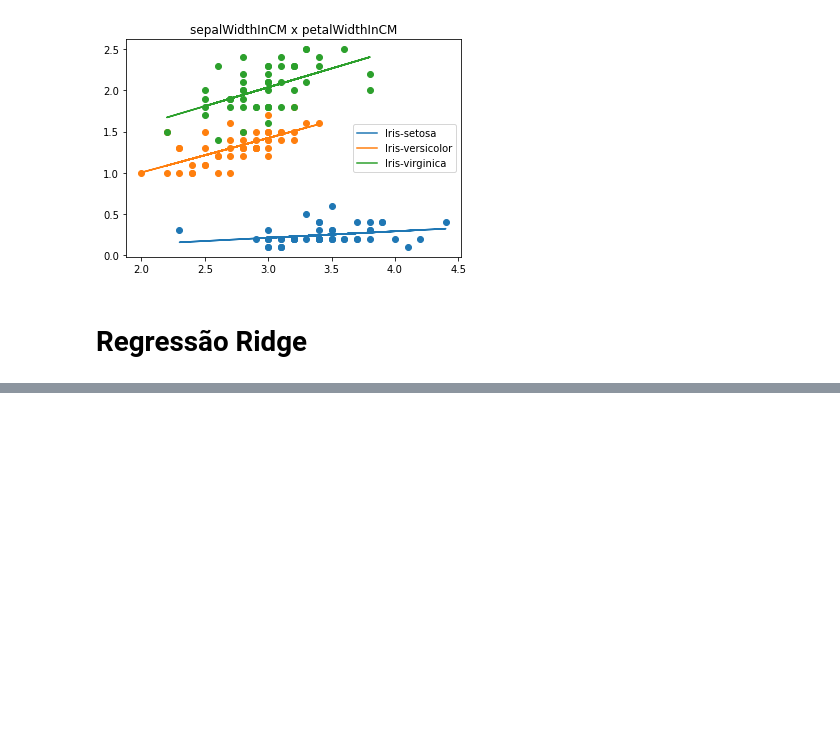
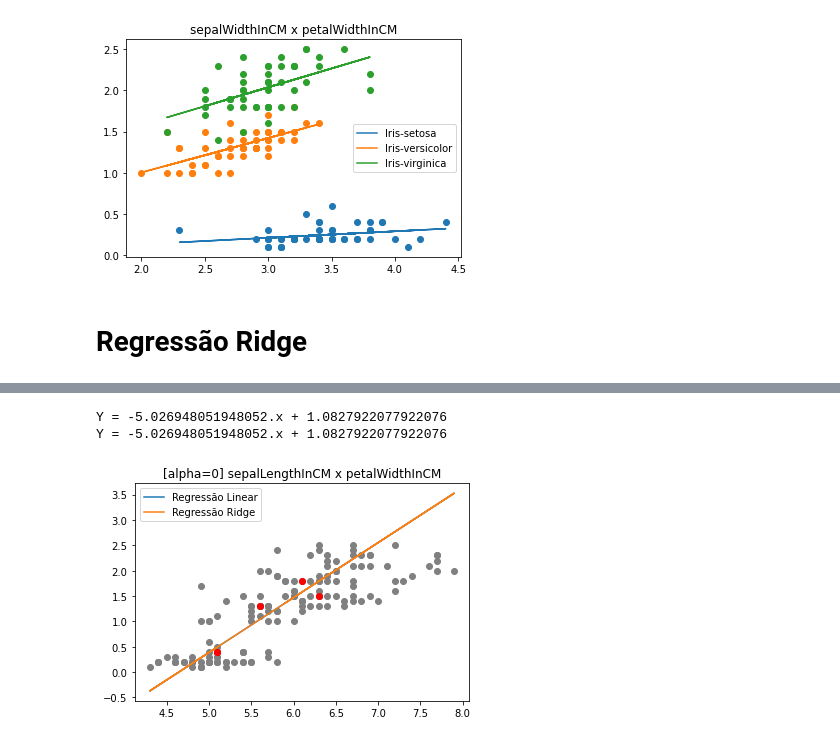
Before and after one commit to viniciuslettieri/Aprendizado-de-Maquina-2022.2, a Jupyter notebook: Linear Regression/linear_regression.ipynb, the cells around one changed output, grey strips where cells are left out. Cells and saved outputs as stored; diff of their text form; code cells hidden in the pictures; blank space fills up the shorter version.

Commit message:
adicionando regressao ridge

```diff
--- a/Linear Regression/linear_regression.ipynb
+++ b/Linear Regression/linear_regression.ipynb
@@ -349,0 +357,43 @@ Hipótese Nula Rejeitada:  True
+# %%
+def scikit_ridge_regression(X, Y, ridge_factor):
+    X = np.array(X).reshape(-1, 1)
+    Y = np.array(Y).reshape(-1, 1)
+
+    model = Ridge(alpha=ridge_factor).fit(X,Y)
+    return (model.intercept_[0], model.coef_[0][0])
+# %%
+def train_iris_sample(df, column_x, column_y, ridge_factor=0, sample=10):
+
+    # Todos os Pontos
+    X_geral, Y_geral = get_data(df, column_x, column_y)
+    plt.scatter(x=X_geral, y=Y_geral, c="gray")
+
+    # Pontos do Sample
+    df_sample, _ = train_test_split(df, train_size=sample)
+    X, Y = get_data(df_sample, column_x, column_y)
+    plt.scatter(x=X, y=Y, c="red")
+
+    # Regressão Linear
+    t0, t1 = scikit_linear_regression(X, Y)
+    x_linha = np.array(X_geral)
+    y_linha = x_linha * t1 + t0
+    print(f"Y = {t0}.x + {t1}")
+    line_linear, = plt.plot(x_linha, y_linha, label="Regressão Linear")
+
+    # Regressão Ridge
+    t0, t1 = scikit_ridge_regression(X, Y, ridge_factor)
+    x_linha = np.array(X_geral)
+    y_linha = x_linha * t1 + t0
+    print(f"Y = {t0}.x + {t1}")
+    line_ridge, = plt.plot(x_linha, y_linha, label="Regressão Ridge")
+
+    plt.title(label=f"[alpha={ridge_factor}] {column_x} x {column_y}")
+
+    plt.legend(handles=[line_linear, line_ridge])
+# %%
+# Ridge Factor = 0 será identico à regressão linear pois não há regularização
+train_iris_sample(df_iris, 'sepalLengthInCM', 'petalWidthInCM', ridge_factor=0, sample=5)
+# %% [output]
+Y = -5.026948051948052.x + 1.0827922077922076
+Y = -5.026948051948052.x + 1.0827922077922076
+[figure, added]
```
Also changed, not shown: parts of 8 cells of this notebook.
